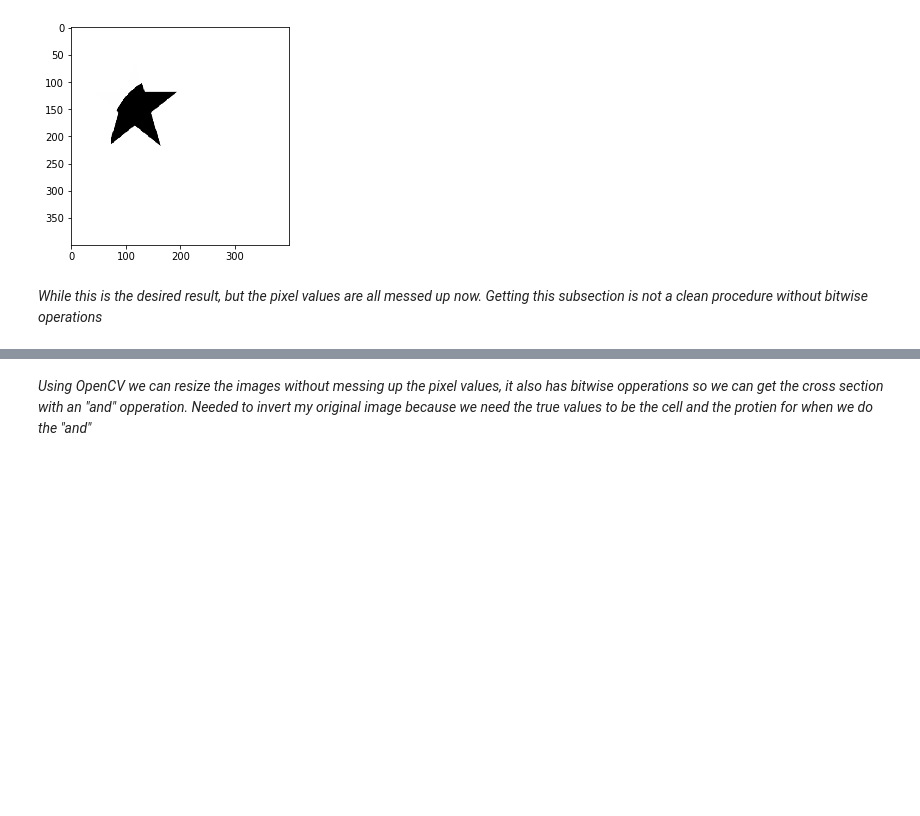
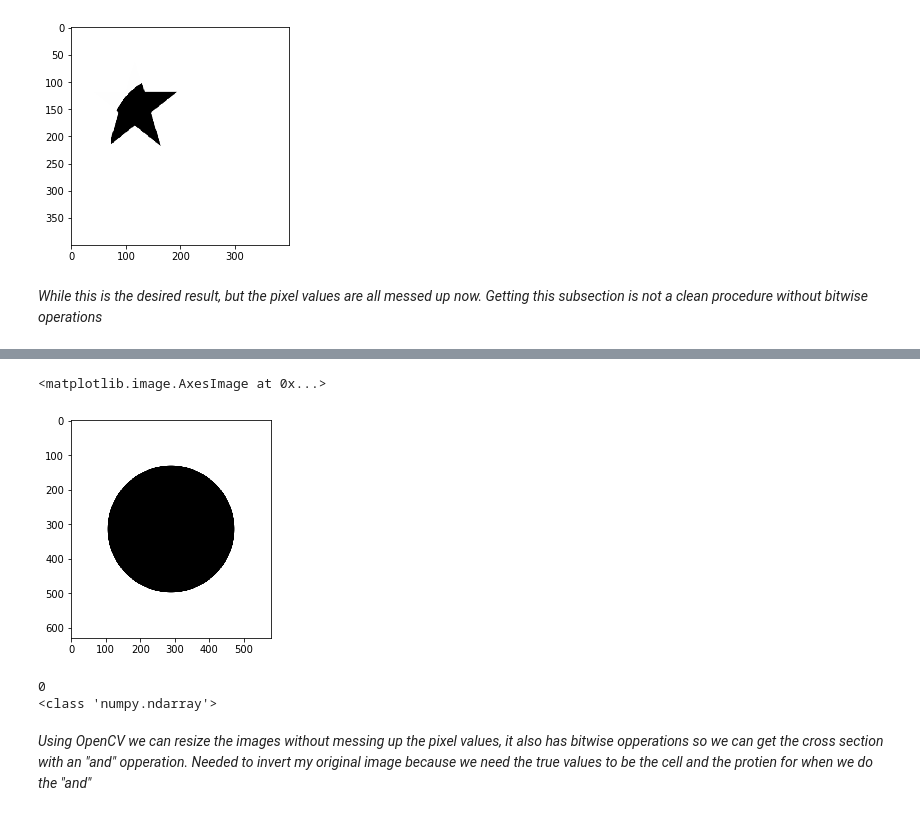
Before and after one commit to MBronars/Cell_Tracking, a Jupyter notebook: ROI Overlap.ipynb, the cells around one changed output, grey strips where cells are left out. Drawn from its saved outputs; the diff is of its cells as text; code cells hidden in the pictures; blank space fills up the shorter version.

```diff
--- a/ROI Overlap.ipynb
+++ b/ROI Overlap.ipynb
@@ -80,3 +78,31 @@ error: OpenCV(4.2.0) /Users/travis/build/skvark/opencv-python/opencv/modules/img
+# %%
+
+img = Image.open('protein.png')
+imgit = ImageSequence.Iterator(img)
+
+pix = np.array(imgit[0])
+plt.imshow(pix)
+#plt.show()
+plt.imshow(imgit[0])
+#plt.show()
+# %% [output]
+<matplotlib.image.AxesImage at 0x...>
+[figure, added]
+# %%
+img = Image.open('protein.png')
+imstack = []
+
+for (ii,frame) in enumerate(ImageSequence.Iterator(img)):
+    print(ii)
+    img.seek(ii)
+    frame = np.array(img)
+    print(type(frame))
+    imstack.append(frame)
+    if ii==8:
+        testframe = frame
+# %% [output]
+0
+<class 'numpy.ndarray'>
 # %% [markdown]
 *Using OpenCV we can resize the images without messing up the pixel values, it also has bitwise opperations so we can get the cross section with an "and" opperation.  Needed to invert my original image because we need the true values to be the cell and the protien for when we do the "and"*
 # %% [markdown]
```
Also changed, not shown: parts of 6 cells of this notebook, 4 other files.
